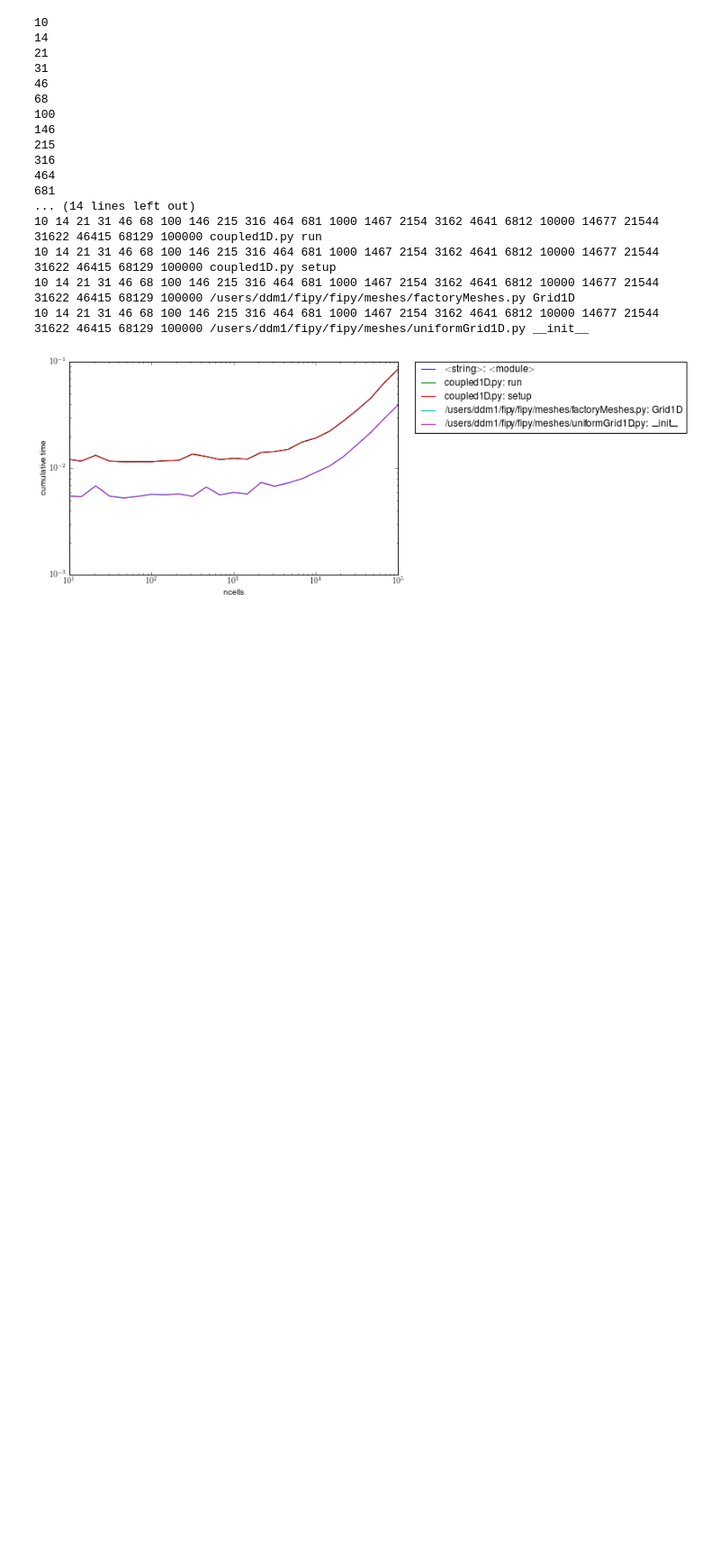
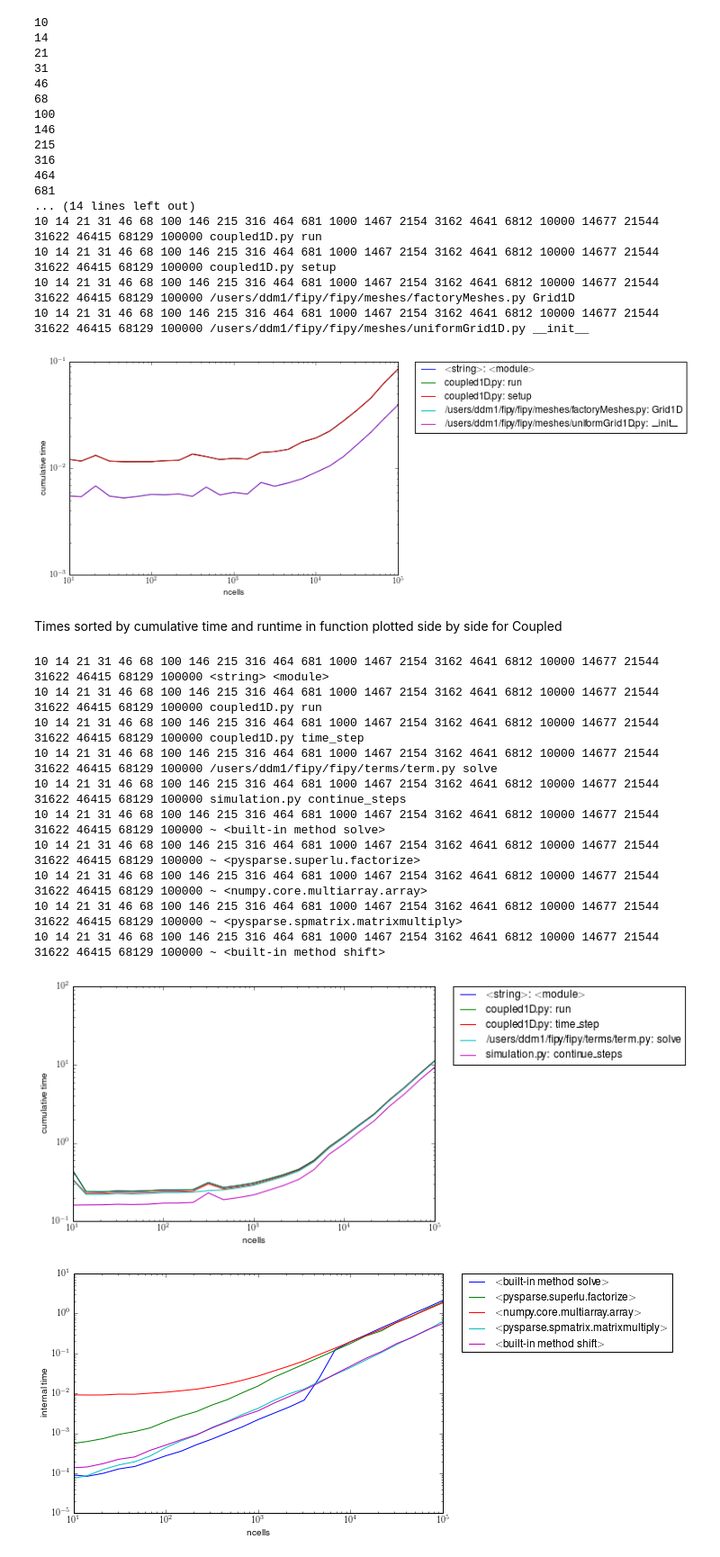
Before and after one commit to dmurali1/SURF2013, a Jupyter notebook: Preliminary_Profiling.ipynb, the cells around one changed output. Shown at 90% size. Cells and saved outputs as stored; diff of their text form; code cells hidden in the pictures; blank space fills up the shorter version.

```diff
--- a/Preliminary_Profiling.ipynb
+++ b/Preliminary_Profiling.ipynb
@@ -255,3 +255,30 @@ prof.plot(keys[:5], "cumulative")
 10 14 21 31 46 68 100 146 215 316 464 681 1000 1467 2154 3162 4641 6812 10000 14677 21544 31622 46415 68129 100000 /users/ddm1/fipy/fipy/meshes/factoryMeshes.py Grid1D
 10 14 21 31 46 68 100 146 215 316 464 681 1000 1467 2154 3162 4641 6812 10000 14677 21544 31622 46415 68129 100000 /users/ddm1/fipy/fipy/meshes/uniformGrid1D.py __init__
 [figure]
+# %% [markdown]
+Times sorted by cumulative time and runtime in function plotted side by side for Coupled
+# %%
+from coupled1D import CoupledSimulation
+from profiling_functions import FiPyProfile
+coup = CoupledSimulation()
+ncells = np.array(np.logspace(1, 5, 25), dtype=int)
+prof = FiPyProfile(coup.run, ncells, regenerate=False)
+
+keys = prof.get_sorted_keys(ncells[-1], sort_field="cumulative")
+prof.plot(keys[:5], "cumulative")
+
+keys = prof.get_sorted_keys(ncells[-1], sort_field="time")
+prof.plot(keys[:5], "time")
+# %% [output]
+10 14 21 31 46 68 100 146 215 316 464 681 1000 1467 2154 3162 4641 6812 10000 14677 21544 31622 46415 68129 100000 <string> <module>
+10 14 21 31 46 68 100 146 215 316 464 681 1000 1467 2154 3162 4641 6812 10000 14677 21544 31622 46415 68129 100000 coupled1D.py run
+10 14 21 31 46 68 100 146 215 316 464 681 1000 1467 2154 3162 4641 6812 10000 14677 21544 31622 46415 68129 100000 coupled1D.py time_step
+10 14 21 31 46 68 100 146 215 316 464 681 1000 1467 2154 3162 4641 6812 10000 14677 21544 31622 46415 68129 100000 /users/ddm1/fipy/fipy/terms/term.py solve
+10 14 21 31 46 68 100 146 215 316 464 681 1000 1467 2154 3162 4641 6812 10000 14677 21544 31622 46415 68129 100000 simulation.py continue_steps
+10 14 21 31 46 68 100 146 215 316 464 681 1000 1467 2154 3162 4641 6812 10000 14677 21544 31622 46415 68129 100000 ~ <built-in method solve>
+10 14 21 31 46 68 100 146 215 316 464 681 1000 1467 2154 3162 4641 6812 10000 14677 21544 31622 46415 68129 100000 ~ <pysparse.superlu.factorize>
+10 14 21 31 46 68 100 146 215 316 464 681 1000 1467 2154 3162 4641 6812 10000 14677 21544 31622 46415 68129 100000 ~ <numpy.core.multiarray.array>
+10 14 21 31 46 68 100 146 215 316 464 681 1000 1467 2154 3162 4641 6812 10000 14677 21544 31622 46415 68129 100000 ~ <pysparse.spmatrix.matrixmultiply>
+10 14 21 31 46 68 100 146 215 316 464 681 1000 1467 2154 3162 4641 6812 10000 14677 21544 31622 46415 68129 100000 ~ <built-in method shift>
+[figure, added]
+[figure, added]
```
Also changed, not shown: parts of 3 cells of this notebook, 1 other file.
